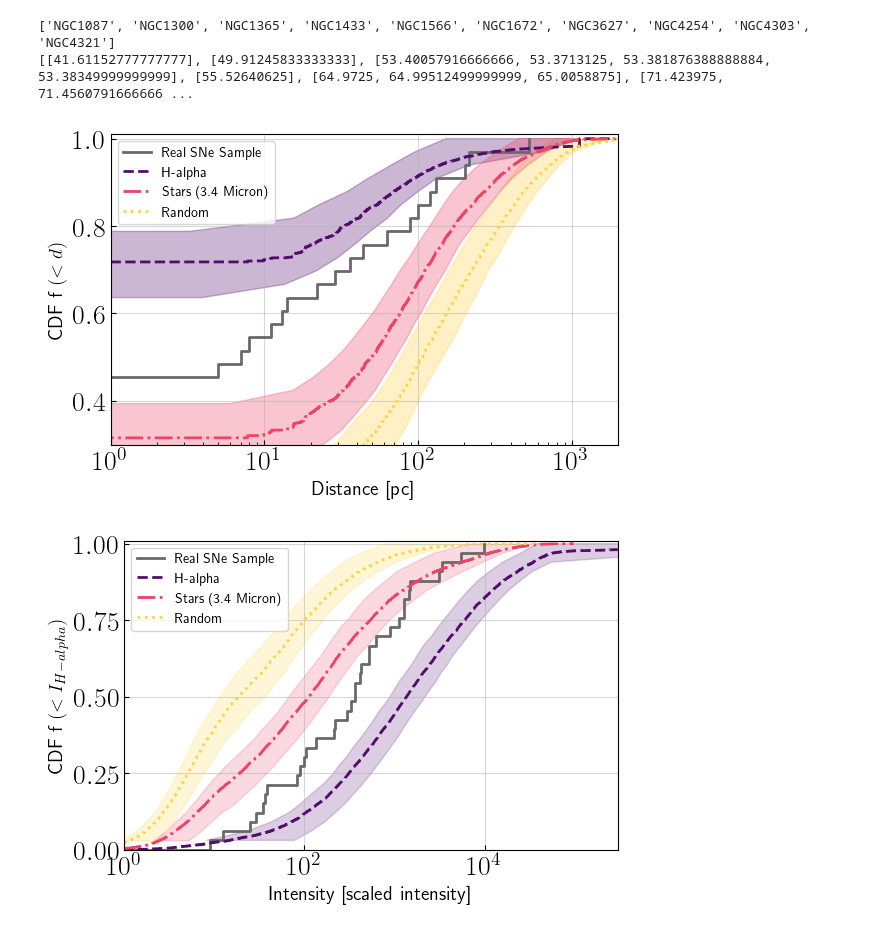
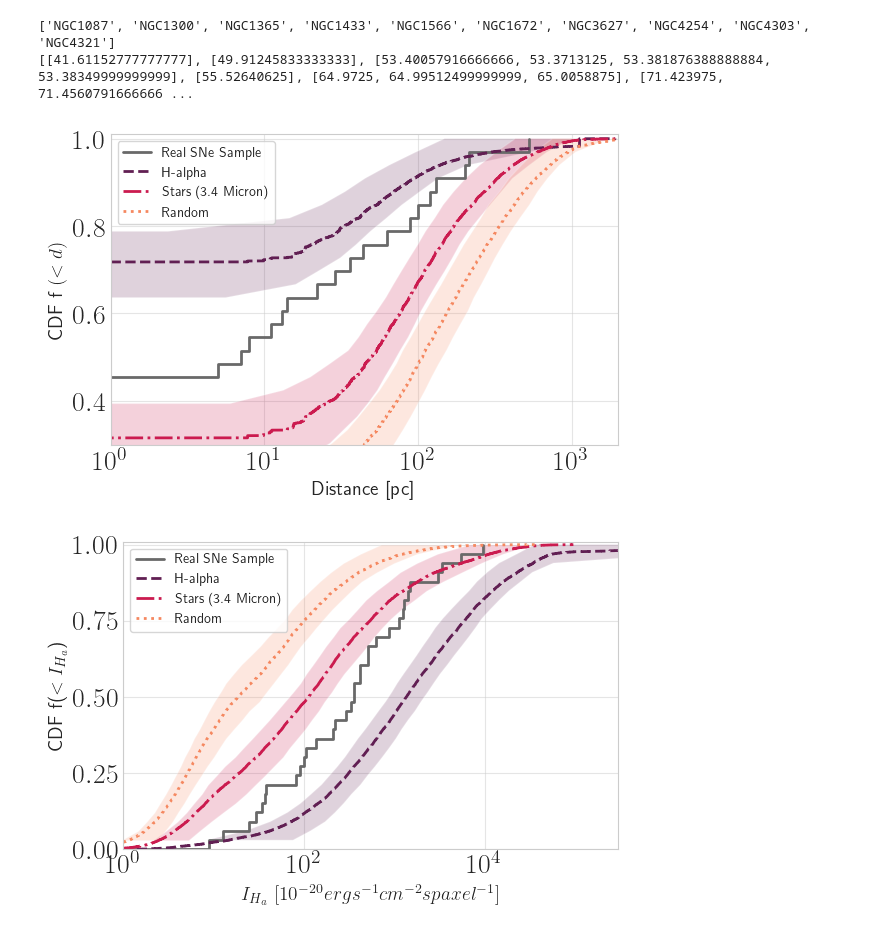
Before and after one commit to NessMayker/SNeHa, a Jupyter notebook: Code/1d.MakeModelSNe.ipynb, the cells around one changed output. Cells and saved outputs as stored; diff of their text form; code cells hidden in the pictures.

```diff
--- a/Code/1d.MakeModelSNe.ipynb
+++ b/Code/1d.MakeModelSNe.ipynb
@@ -386,16 +386,19 @@ iSMm3_16, iSMm3_50, iSMm3_84, iSMm3_CDF  = randomPull(im3)
 realSNeInt = database["Intensity"]/intScale
 
 import seaborn as sns
+sns.set_style("whitegrid")
+sns.set_palette("rocket", n_colors=3, desat=None, color_codes=False)
 
 fig, ax = plt.subplots(1,1, figsize=(6,4))
 
 sns.ecdfplot(realSNe, color = "dimgrey",  label="Real SNe Sample", ax=ax,lw=2)
-sns.ecdfplot(nm2, label="H-alpha", color=color1, ls="--",lw=2,ax=ax)
-sns.ecdfplot(nm3, label="Stars (3.4 Micron)", color=color2, ls="-.",lw=2,ax=ax)
-sns.ecdfplot(nm1, label="Random", color=color3, ls=":",ax=ax,lw=2)
-ax.fill_betweenx(y=nSMm1_CDF, x1=nSMm1_16,x2=nSMm1_84, color=color3, alpha=0.3)
-ax.fill_betweenx(y=nSMm2_CDF, x1=nSMm2_16,x2=nSMm2_84, color=color1, alpha=0.3)
-ax.fill_betweenx(y=nSMm3_CDF, x1=nSMm3_16,x2=nSMm3_84, color=color2, alpha=0.3)
+sns.ecdfplot(nm2, label="H-alpha", ls="--",lw=2,ax=ax)
+sns.ecdfplot(nm3, label="Stars (3.4 Micron)", ls="-.",lw=2,ax=ax)
+sns.ecdfplot(nm1, label="Random", ls=":",ax=ax,lw=2)
+ax.fill_betweenx(y=nSMm2_CDF, x1=nSMm2_16,x2=nSMm2_84, alpha=0.2)
+ax.fill_betweenx(y=nSMm3_CDF, x1=nSMm3_16,x2=nSMm3_84, alpha=0.2)
+ax.fill_betweenx(y=nSMm1_CDF, x1=nSMm1_16,x2=nSMm1_84, alpha=0.2)
+
 ax.set_xscale('log')
 ax.set_ylim (0.3,1.01)
 ax.set_xlim(1,2000)
@@ -405,35 +408,32 @@ plt.xlabel("Distance [pc]", fontsize = 14)
 ax.set_ylabel(r"CDF f $(< d)$", fontsize = 14)
 ax.grid(which='major', alpha=0.5)
 plt.tight_layout()
-fig.savefig("../Figures/DistanceCDF.png", dpi=300)
+fig.savefig("../Figures/ModelDistanceCDF.png", dpi=300)
 plt.show()
 plt.close()
 # %% [output]
-[figure, old version]
+[figure, new version]
 # %%
-
-import seaborn as sns
-
 fig, ax = plt.subplots(1,1, figsize=(6,4))
 
 sns.ecdfplot(realSNeInt, color = "dimgrey",  label="Real SNe Sample", ax=ax,lw=2)
-sns.ecdfplot(im2, label="H-alpha", color=color1, ls="--",lw=2,ax=ax)
-sns.ecdfplot(im3, label="Stars (3.4 Micron)", color=color2, ls="-.",lw=2,ax=ax)
-sns.ecdfplot(im1, label="Random", color=color3, ls=":",ax=ax,lw=2)
-ax.fill_betweenx(y=iSMm1_CDF, x1=iSMm1_16,x2=iSMm1_84, color=color3, alpha=0.2)
-ax.fill_betweenx(y=iSMm2_CDF, x1=iSMm2_16,x2=iSMm2_84, color=color1, alpha=0.2)
-ax.fill_betweenx(y=iSMm3_CDF, x1=iSMm3_16,x2=iSMm3_84, color=color2, alpha=0.2)
+sns.ecdfplot(im2, label="H-alpha", ls="--",lw=2,ax=ax)
+sns.ecdfplot(im3, label="Stars (3.4 Micron)", ls="-.",lw=2,ax=ax)
+sns.ecdfplot(im1, label="Random", ls=":",ax=ax,lw=2)
+ax.fill_betweenx(y=iSMm2_CDF, x1=iSMm2_16,x2=iSMm2_84, alpha=0.2)
+ax.fill_betweenx(y=iSMm3_CDF, x1=iSMm3_16,x2=iSMm3_84, alpha=0.2)
+ax.fill_betweenx(y=iSMm1_CDF, x1=iSMm1_16,x2=iSMm1_84, alpha=0.2)
 ax.set_xscale('log')
 ax.set_ylim (0.,1.01)
 ax.set_xlim(1,300000)
 ax.legend(loc='best')
 ax.tick_params(axis = "both", which = "both", direction = "in")
-plt.xlabel("Intensity [scaled intensity]", fontsize = 14)
-ax.set_ylabel(r"CDF f $(< I_{H-alpha})$", fontsize = 14)
+plt.xlabel(r'$I_{H_a}$ $[10^{-20} erg s^{-1} cm^{-2} spaxel^{-1}]$', fontsize = 14)
+ax.set_ylabel(r'CDF f($<I_{H_a}$)', fontsize = 14)
 ax.grid(which='major', alpha=0.5)
 plt.tight_layout()
-fig.savefig("../Figures/IntensitiesCDF.png", dpi=300)
+fig.savefig("../Figures/ModelIntensityCDF.png", dpi=300)
 plt.show()
 plt.close()
 # %% [output]
-[figure, old version]
+[figure, new version]
```
Also changed, not shown: 11 other files.
